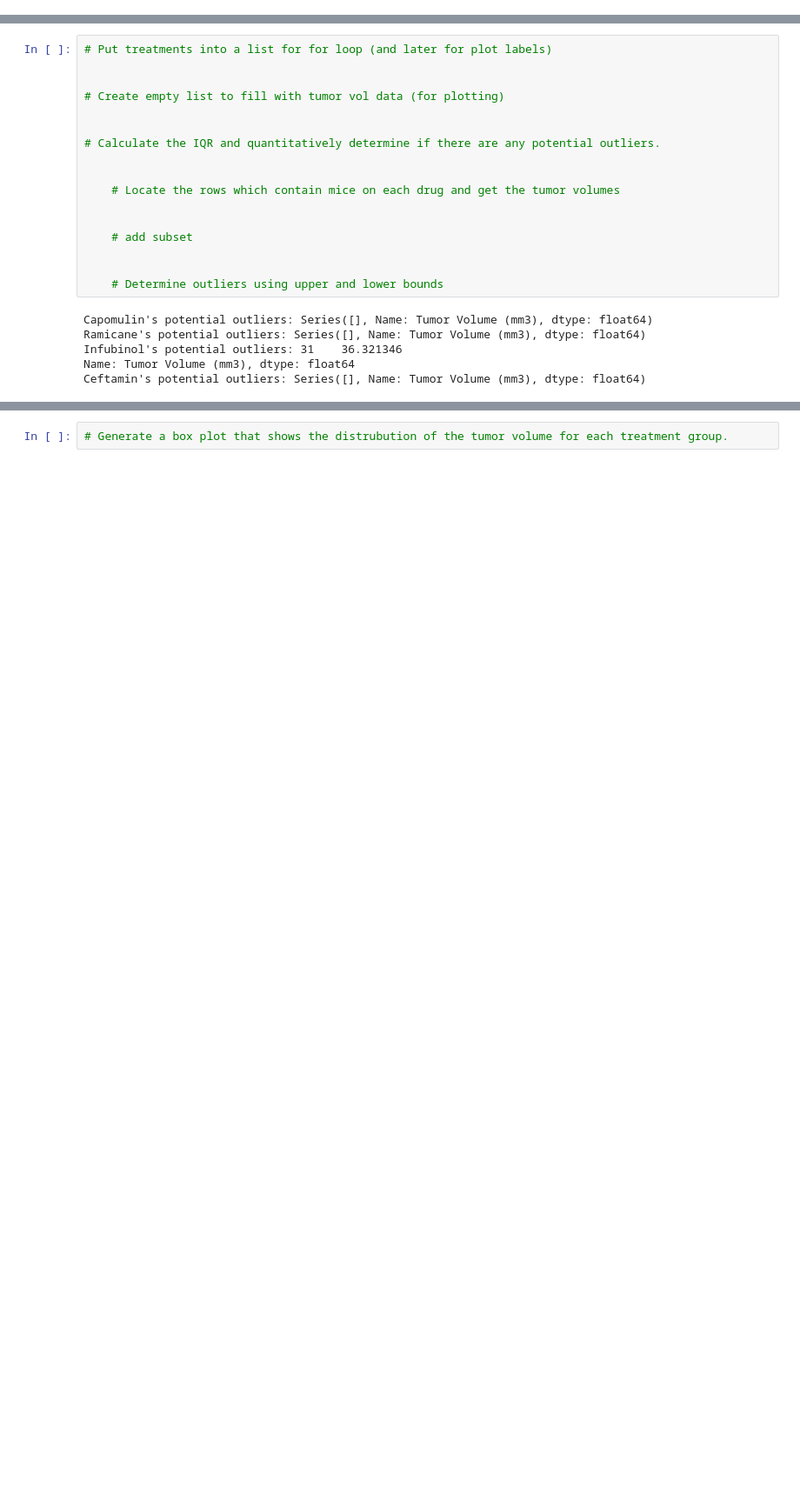
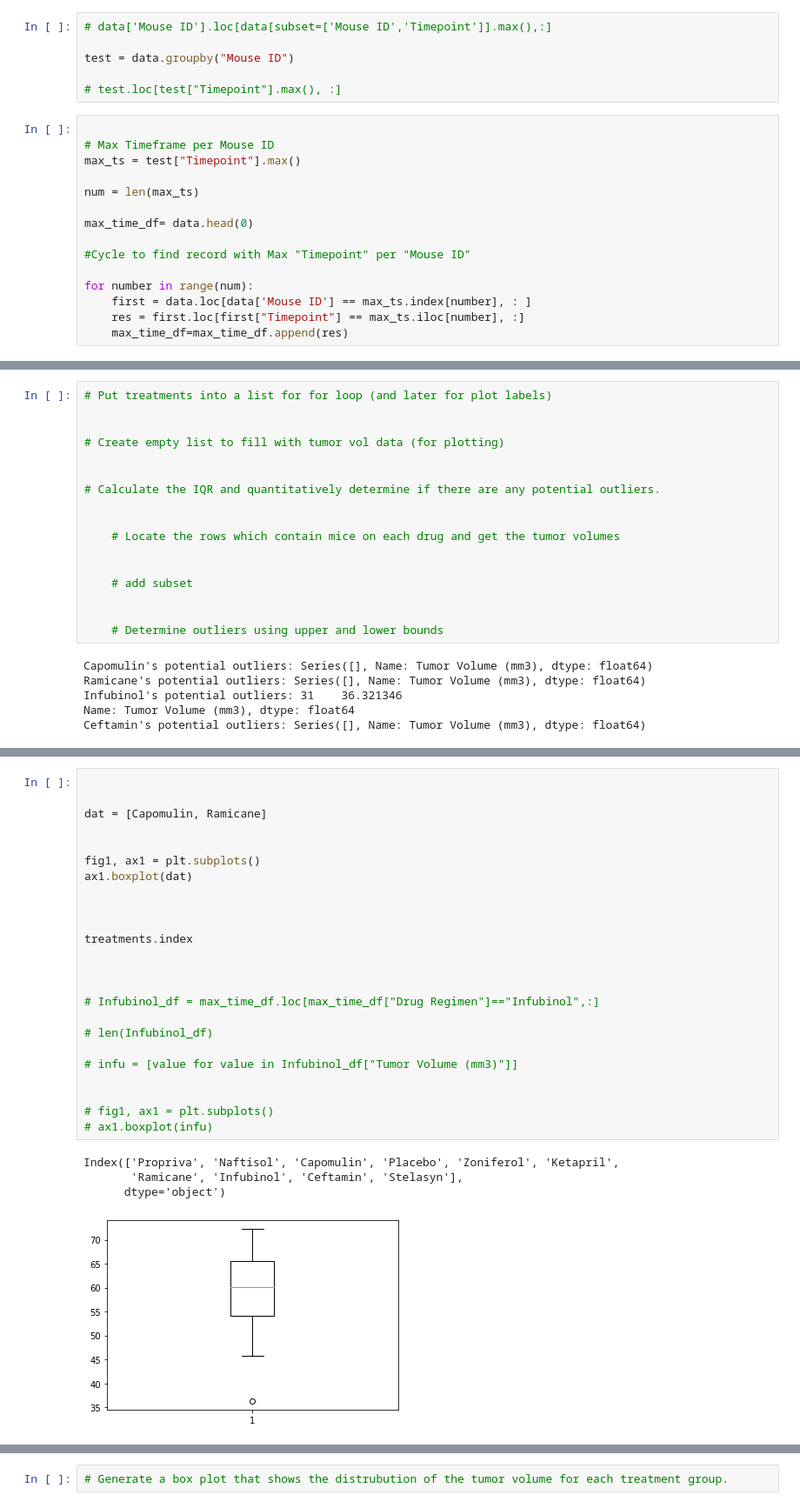
Before and after one commit to lcardsvr/Module---5-Challenge, a Jupyter notebook: Pymaceuticals/pymaceuticals_starter.ipynb, the cells around one changed output, grey strips where cells are left out. Shown at 87% size. Saved outputs shown, nothing was run; the diff lists cells and outputs as text; blank space fills up the shorter version.

```diff
--- a/Pymaceuticals/pymaceuticals_starter.ipynb
+++ b/Pymaceuticals/pymaceuticals_starter.ipynb
@@ -206,3 +248,24 @@ sum_data.agg(["mean","median","var","std","sem"])
 
 
 # Merge this group df with the original DataFrame to get the tumor volume at the last timepoint
+# %%
+# data['Mouse ID'].loc[data[subset=['Mouse ID','Timepoint']].max(),:]
+
+test = data.groupby("Mouse ID")
+
+# test.loc[test["Timepoint"].max(), :]
+# %%
+
+# Max Timeframe per Mouse ID
+max_ts = test["Timepoint"].max()
+
+num = len(max_ts)
+
+max_time_df= data.head(0)
+
+#Cycle to find record with Max "Timepoint" per "Mouse ID"
+
+for number in range(num):
+    first = data.loc[data['Mouse ID'] == max_ts.index[number], : ]
+    res = first.loc[first["Timepoint"] == max_ts.iloc[number], :]
+    max_time_df=max_time_df.append(res)
@@ -231,0 +415,29 @@ Ceftamin's potential outliers: Series([], Name: Tumor Volume (mm3), dtype: float
+# %%
+
+
+dat = [Capomulin, Ramicane]
+
+
+fig1, ax1 = plt.subplots()
+ax1.boxplot(dat)
+
+
+
+treatments.index
+
+
+
+# Infubinol_df = max_time_df.loc[max_time_df["Drug Regimen"]=="Infubinol",:]
+
+# len(Infubinol_df)
+
+# infu = [value for value in Infubinol_df["Tumor Volume (mm3)"]]
+
+
+# fig1, ax1 = plt.subplots()
+# ax1.boxplot(infu)
+# %% [output]
+Index(['Propriva', 'Naftisol', 'Capomulin', 'Placebo', 'Zoniferol', 'Ketapril',
+       'Ramicane', 'Infubinol', 'Ceftamin', 'Stelasyn'],
+      dtype='object')
+[figure, added]
```
Also changed, not shown: parts of 11 cells of this notebook.
